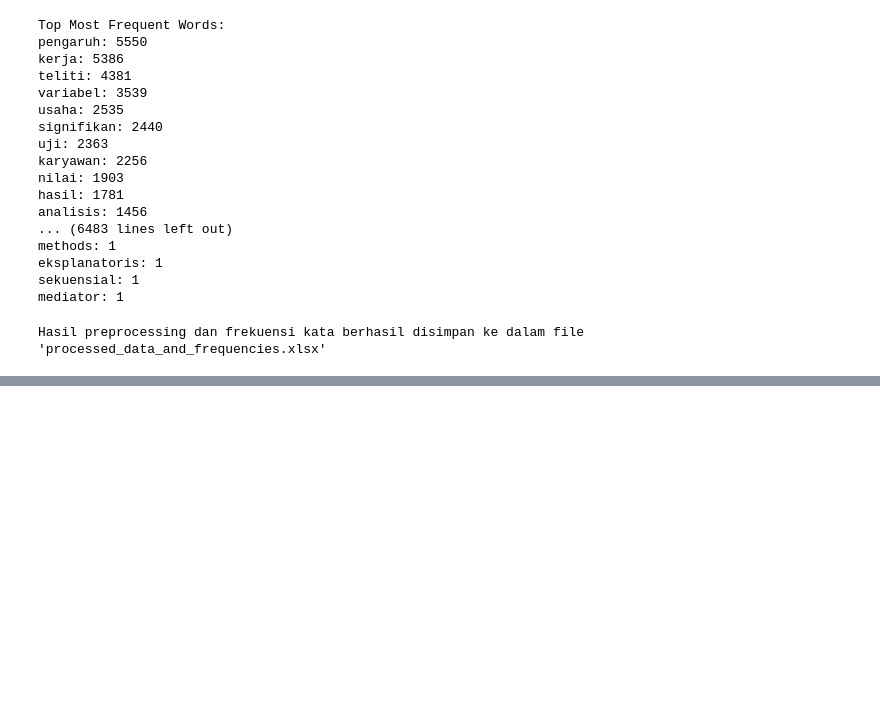
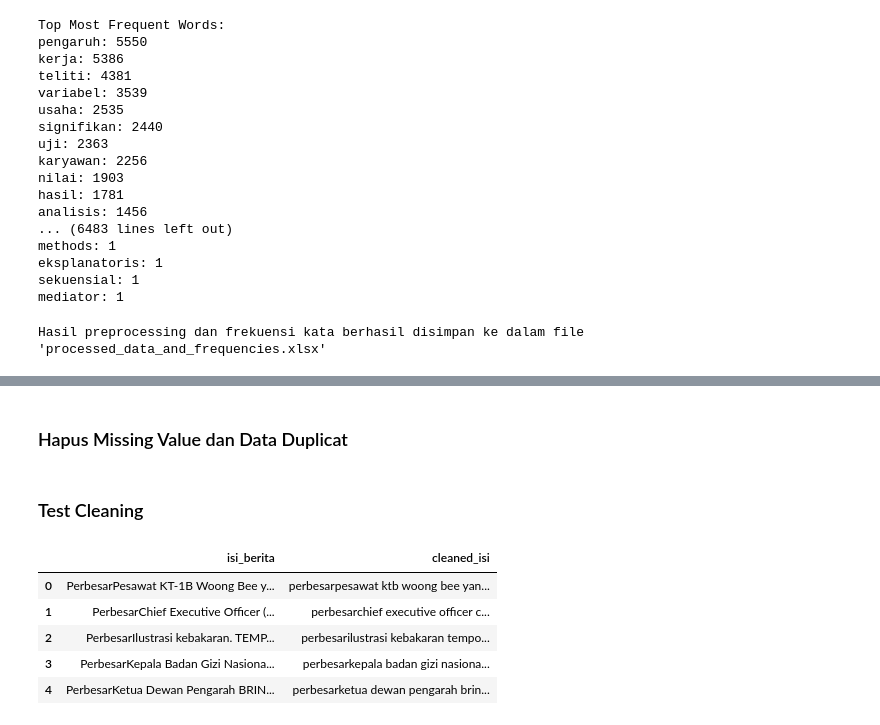
Before and after one commit to UmarMuchtar/PenambanganWeb01, a Jupyter notebook: _sources/Preprocessing.ipynb, the cells around one changed output, grey strips where cells are left out. Cells and saved outputs as stored; diff of their text form; code cells hidden in the pictures; blank space fills up the shorter version.

```diff
--- a/_sources/Preprocessing.ipynb
+++ b/_sources/Preprocessing.ipynb
@@ -275,0 +321,32 @@ Hasil preprocessing dan frekuensi kata berhasil disimpan ke dalam file 'processe
+# %% [markdown]
+### Hapus Missing Value dan Data Duplicat
+# %%
+# Hapus baris dengan Missing Value di 'isi'
+df.dropna(subset=['isi_berita'], inplace=True)
+
+# Hapus data duplikat
+df.drop_duplicates(inplace=True)
+# %% [markdown]
+### Test Cleaning
+# %%
+import re
+
+# Fungsi untuk membersihkan teks
+def clean_text(text):
+    text = text.lower() # Ubah ke huruf kecil
+    text = re.sub(r'[^\w\s]', '', text) # Hapus tanda baca
+    text = re.sub(r'\d+', '', text) # Hapus nomor
+    return text
+
+# Terapkan pembersihan ke kolom 'isi_berita'
+df['cleaned_isi'] = df['isi_berita'].apply(clean_text)
+
+# Tampilkan DataFrame
+display(df[['isi_berita', 'cleaned_isi']].head())
+# %% [output]
+|  | isi_berita | cleaned_isi |
+| 0 | PerbesarPesawat KT-1B Woong Bee y... | perbesarpesawat ktb woong bee yan... |
+| 1 | PerbesarChief Executive Officer (... | perbesarchief executive officer c... |
+| 2 | PerbesarIlustrasi kebakaran. TEMP... | perbesarilustrasi kebakaran tempo... |
+| 3 | PerbesarKepala Badan Gizi Nasiona... | perbesarkepala badan gizi nasiona... |
+| 4 | PerbesarKetua Dewan Pengarah BRIN... | perbesarketua dewan pengarah brin... |
```
Also changed, not shown: parts of 26 cells of this notebook, 15 other files.
